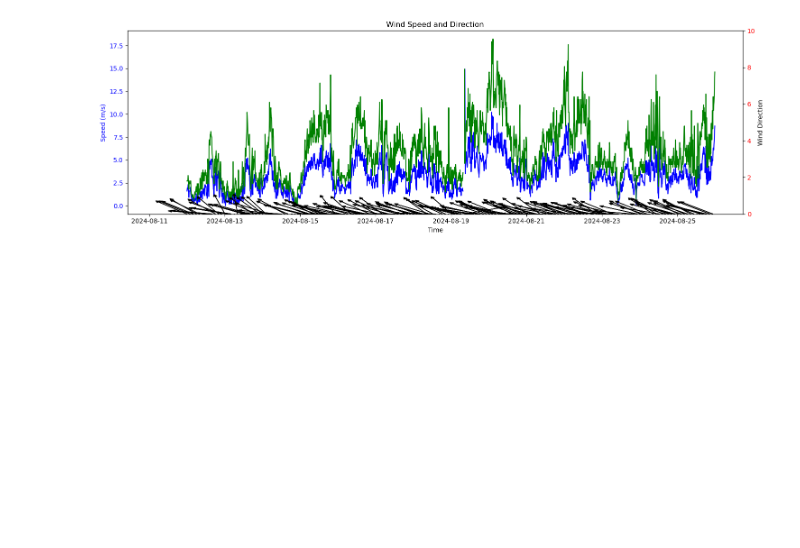
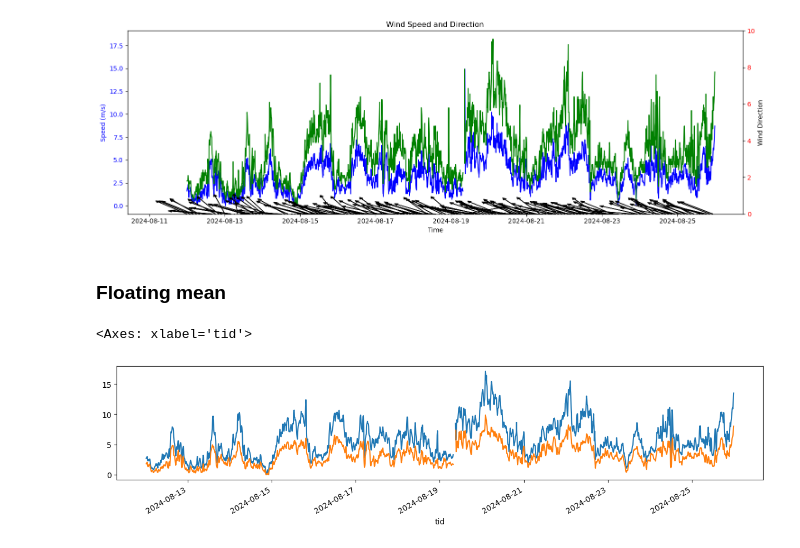
Before and after one commit to galendal/MAT100-datascience, a Jupyter notebook: content/florida.ipynb, the cells around one changed output. Drawn from its saved outputs; the diff is of its cells as text; code cells hidden in the pictures; blank space fills up the shorter version.

```diff
--- a/content/florida.ipynb
+++ b/content/florida.ipynb
@@ -97,3 +117,12 @@ fig.tight_layout()
 plt.show()
 # %% [output]
 [figure]
+# %% [markdown]
+### Floating mean
+# %%
+window =3
+df.Vindkast.rolling(window=window).mean().plot(figsize=(15, 3))
+df.Vindstyrke.rolling(window=window).mean().plot(figsize=(15, 3))
+# %% [output]
+<Axes: xlabel='tid'>
+[figure, added]
```
Also changed, not shown: parts of 16 cells of this notebook.
